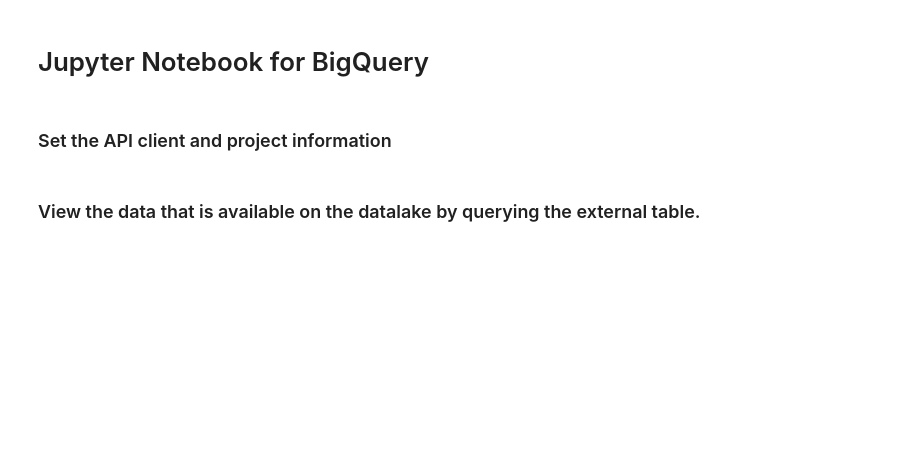
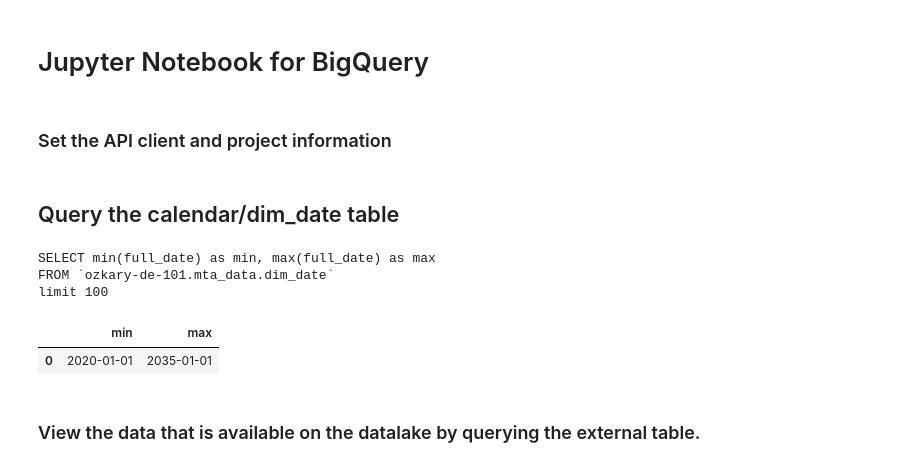
Before and after one commit to ozkary/data-engineering-mta-turnstile, a Jupyter notebook: Step4-Data-Warehouse/bigquery.ipynb, the cells around one changed output. Saved outputs shown, nothing was run; the diff lists cells and outputs as text; code cells hidden in the pictures; blank space fills up the shorter version.

Commit message:
add the calendar dimension

```diff
--- a/Step4-Data-Warehouse/bigquery.ipynb
+++ b/Step4-Data-Warehouse/bigquery.ipynb
@@ -21,6 +21,25 @@ dataset_ref = client.dataset(DATASET, project=PROJECT)
 def run_query(sql):
     query = client.query(sql)
     return query.to_dataframe()
+# %% [markdown]
+## Query the calendar/dim_date table
+# %%
+# list the records from the external table (from the data lake)
+sql = """
+SELECT min(full_date) as min, max(full_date) as max
+FROM `{}.{}.dim_date`
+limit 100
+""".format(PROJECT, DATASET)
+
+df = run_query(sql)
+print(sql)
+df.head(5)
+# %% [output]
+SELECT min(full_date) as min, max(full_date) as max
+FROM `ozkary-de-101.mta_data.dim_date`
+limit 100
+|  | min | max |
+| 0 | 2020-01-01 | 2035-01-01 |
 # %% [markdown]
 ### View the data that is available on the datalake by querying the external table.
 # %%
```
Also changed, not shown: 5 other files.
